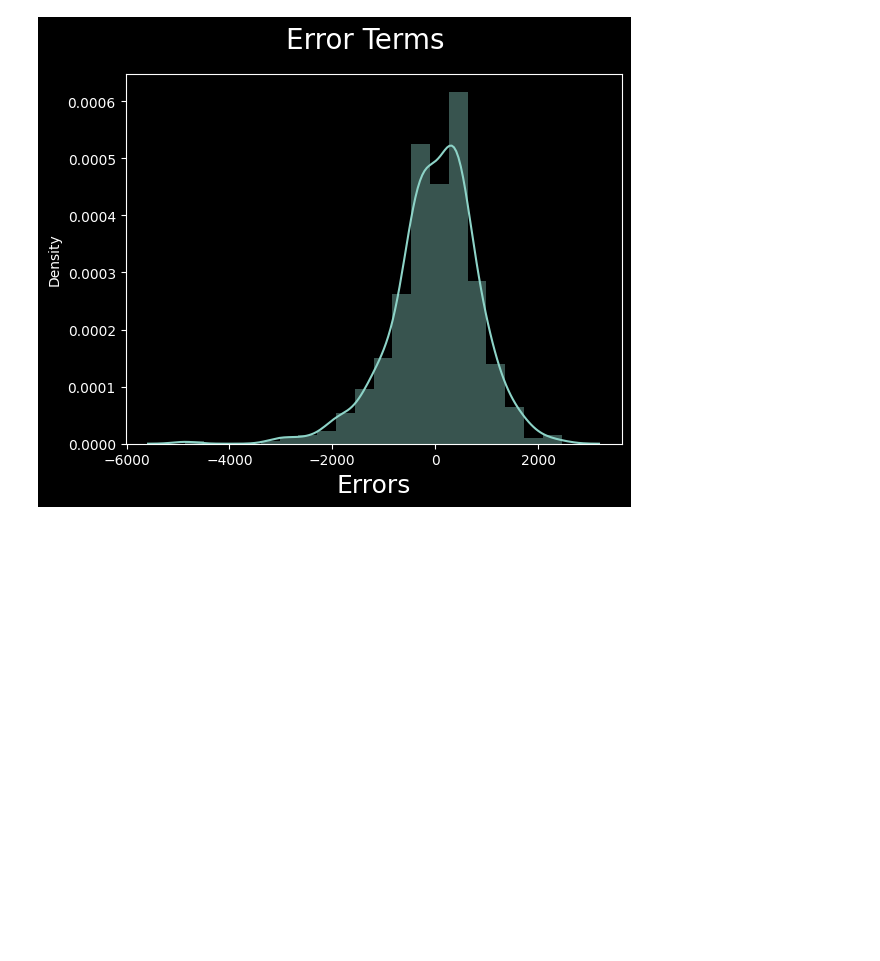
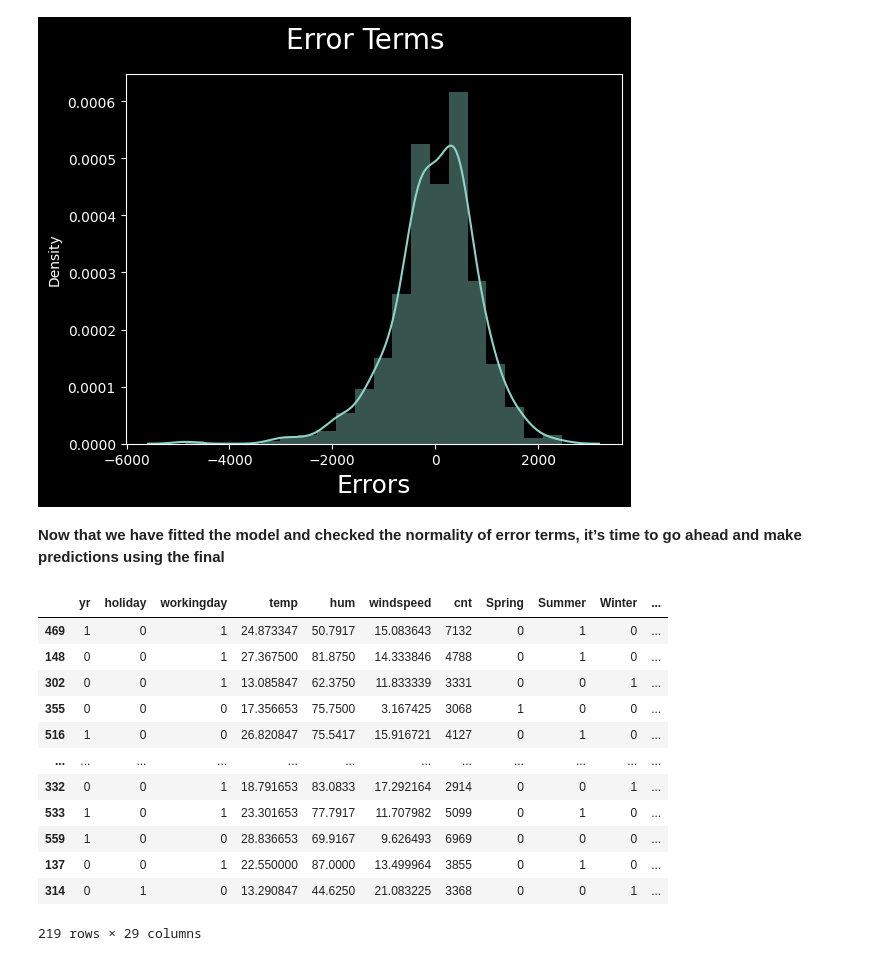
Before and after one commit to amanraghuvanshi/BikeSharing---MLR, a Jupyter notebook: src/main.ipynb, the cells around one changed output. Saved outputs shown, nothing was run; the diff lists cells and outputs as text; code cells hidden in the pictures; blank space fills up the shorter version.

```diff
--- a/src/main.ipynb
+++ b/src/main.ipynb
@@ -805,3 +805,21 @@ plt.xlabel('Errors', fontsize = 18)
 # %% [output]
 Text(0.5, 0, 'Errors')
 [figure]
+# %% [markdown]
+**Now that we have fitted the model and checked the normality of error terms, it’s time to go ahead and make predictions using the final**
+# %%
+df_test
+# %% [output]
+|  | yr | holiday | workingday | temp | hum | windspeed | cnt | Spring | Summer | Winter | ... |
+| 469 | 1 | 0 | 1 | 24.873347 | 50.7917 | 15.083643 | 7132 | 0 | 1 | 0 | ... |
+| 148 | 0 | 0 | 1 | 27.367500 | 81.8750 | 14.333846 | 4788 | 0 | 1 | 0 | ... |
+| 302 | 0 | 0 | 1 | 13.085847 | 62.3750 | 11.833339 | 3331 | 0 | 0 | 1 | ... |
+| 355 | 0 | 0 | 0 | 17.356653 | 75.7500 | 3.167425 | 3068 | 1 | 0 | 0 | ... |
+| 516 | 1 | 0 | 0 | 26.820847 | 75.5417 | 15.916721 | 4127 | 0 | 1 | 0 | ... |
+| ... | ... | ... | ... | ... | ... | ... | ... | ... | ... | ... | ... |
+| 332 | 0 | 0 | 1 | 18.791653 | 83.0833 | 17.292164 | 2914 | 0 | 0 | 1 | ... |
+| 533 | 1 | 0 | 1 | 23.301653 | 77.7917 | 11.707982 | 5099 | 0 | 1 | 0 | ... |
+| 559 | 1 | 0 | 0 | 28.836653 | 69.9167 | 9.626493 | 6969 | 0 | 0 | 0 | ... |
+| 137 | 0 | 0 | 1 | 22.550000 | 87.0000 | 13.499964 | 3855 | 0 | 1 | 0 | ... |
+| 314 | 0 | 1 | 0 | 13.290847 | 44.6250 | 21.083225 | 3368 | 0 | 0 | 1 | ... |
+219 rows × 29 columns
```
